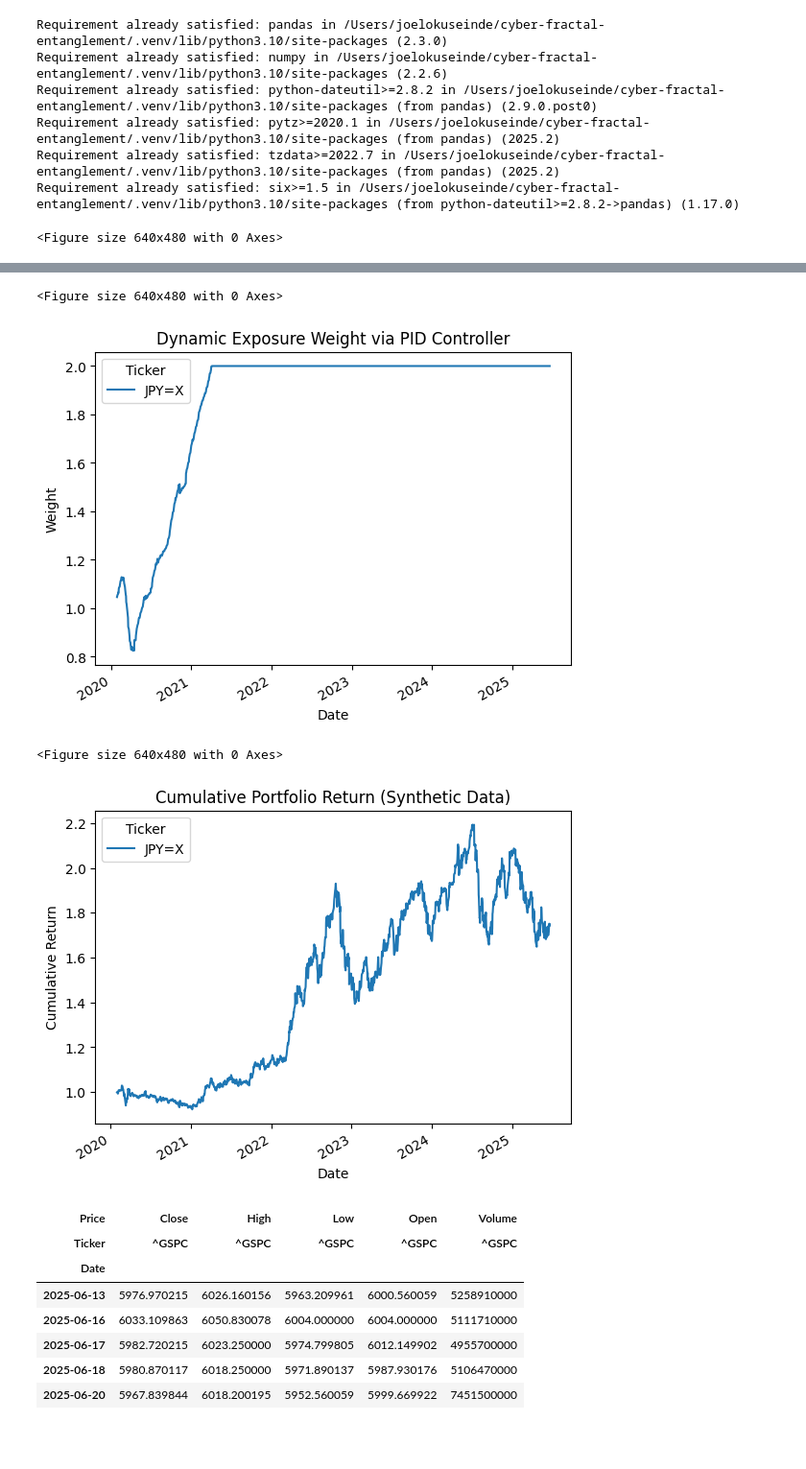
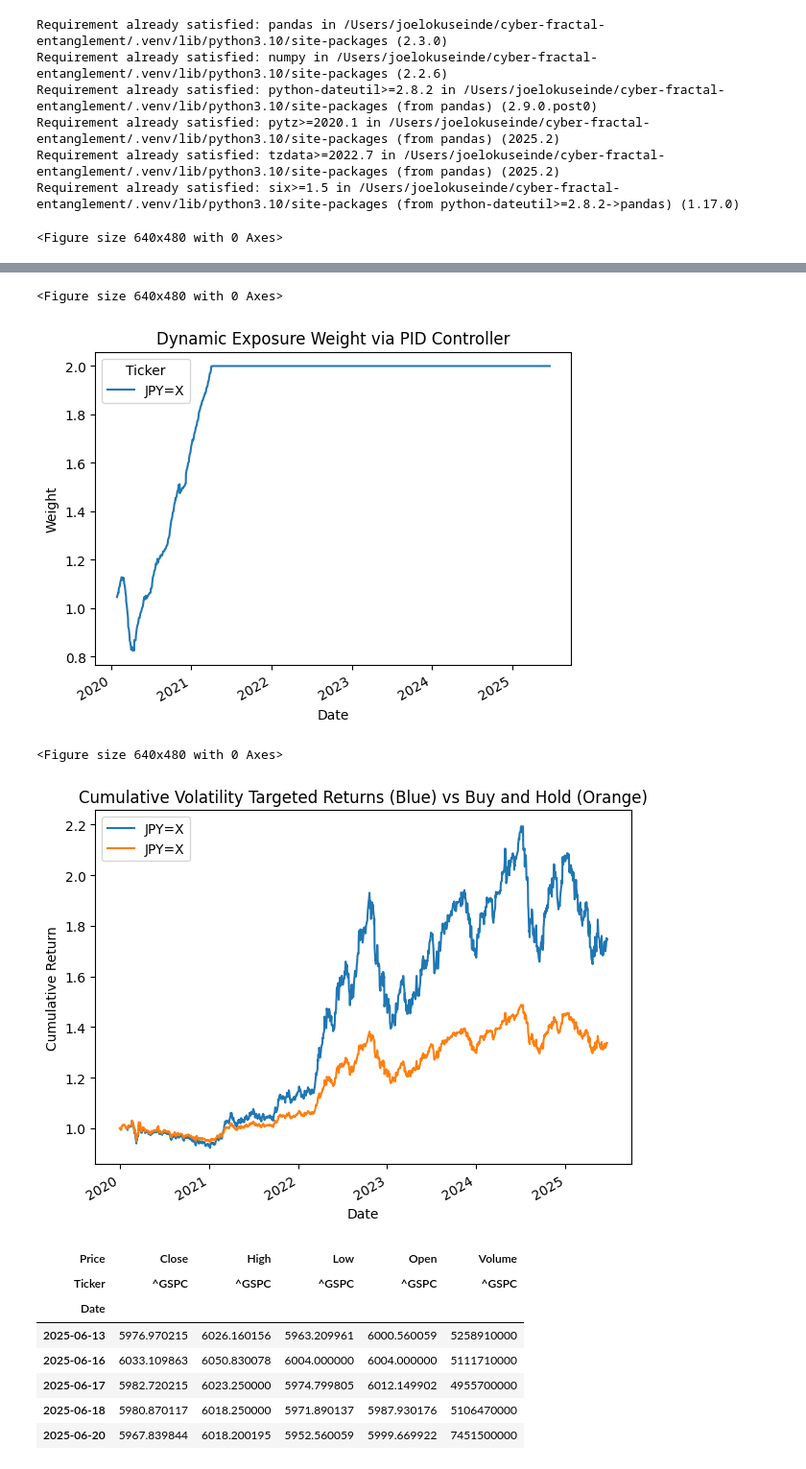
Before and after one commit to JoelOkuseinde/Homeostasis_RIsk_Management, a Jupyter notebook: note.ipynb, the cells around one changed output, grey strips where cells are left out. Shown: that part at 96% size. Cells and saved outputs as stored; diff of their text form; code cells hidden in the pictures; blank space fills up the shorter version.

Commit message:
implented homeo plots

```diff
--- a/note.ipynb
+++ b/note.ipynb
@@ -18,8 +18,12 @@ import yfinance as yf
 
 # 1. Download S&P500 Adj Close from Yahoo Finance
 #    here we pull from 2020-01-01 to today
+
 # symbol = "^GSPC"
 symbol = "JPY=X"
+# symbol = "GBPUSD=X"
+# symbol = "AAPL"
+
 start_date = "2020-01-01"
 # end_date = "2022-01-01"
 end_date = pd.Timestamp.today().strftime("%Y-%m-%d")
@@ -54,44 +58,49 @@ u = Kp * error + Ki * cum_error + Kd * diff_error
 # 7. Determine dynamic exposure weight (clamp between 0 and 2)
 weight = (1 - u).clip(lower=0, upper=2)
 
-# 8. Calculate portfolio returns and cumulative performance
+# 8. Calculate portfolio returns, cumulative performance, and buy-and-hold strategy
 port_ret = weight.shift(1) * returns
 cum_port = (1 + port_ret).cumprod()
+cum_buy_hold = (1 + returns).cumprod()
 
 # 9. Plot results
 # Rolling Annualized Volatility with Target Bounds
 plt.figure()
 vol.plot()
 plt.axhline(target_vol, linestyle=":", color='red', label='Target Volatility')
 plt.axhline(vol_upper, linestyle="--", color='orange', label='Upper Bound')
 plt.axhline(vol_lower, linestyle="--", color='orange', label='Lower Bound')
 plt.title('Rolling Annualized Volatility with Target Bounds')
 plt.xlabel('Date')
 plt.ylabel('Volatility')
 plt.show()
 
 # Dynamic Exposure Weight via PID Controller
 plt.figure()
 weight.plot()
 plt.title('Dynamic Exposure Weight via PID Controller')
 plt.xlabel('Date')
 plt.ylabel('Weight')
 plt.show()
 
-# Cumulative Portfolio Return (Synthetic Data)
-plt.figure()
-cum_port.plot()
-plt.title('Cumulative Portfolio Return (Synthetic Data)')
+# Cumulative Portfolio Return vs Buy-and-Hold Strategy
+plt.figure()                                # only one figure call
+ax = cum_port.plot(label='Volatility Targeted Portfolio')
+cum_buy_hold.plot(ax=ax, label='Buy & Hold S&P 500')
+
+plt.title('Cumulative Volatility Targeted Returns (Blue) vs Buy and Hold (Orange)')
 plt.xlabel('Date')
 plt.ylabel('Cumulative Return')
+plt.legend()
+plt.tight_layout()
 plt.show()
 # %% [output]
 <Figure size 640x480 with 0 Axes>
 [figure]
 <Figure size 640x480 with 0 Axes>
 [figure]
 <Figure size 640x480 with 0 Axes>
-[figure, old version]
+[figure, new version]
 # %%
 import pandas as pd
 import numpy as np
```
